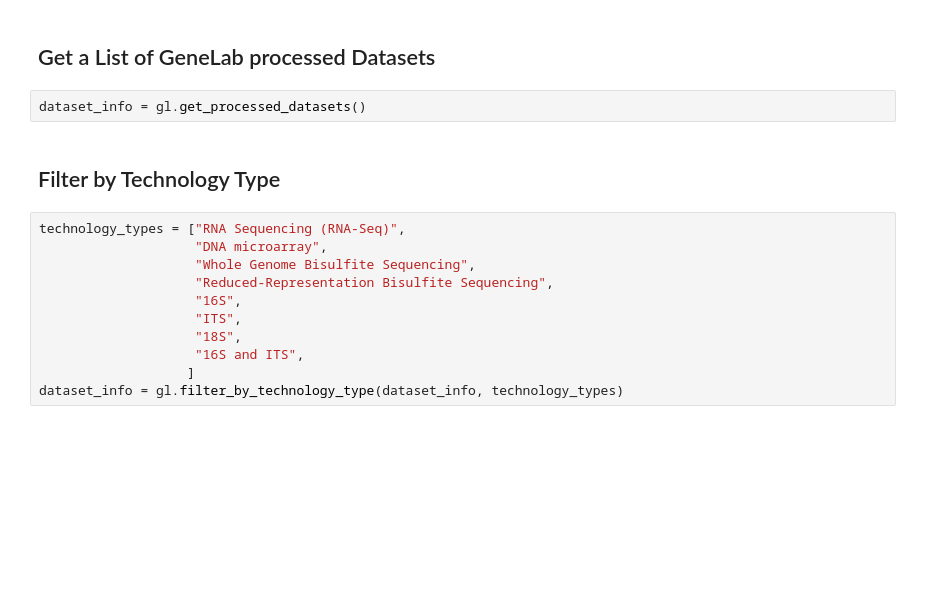
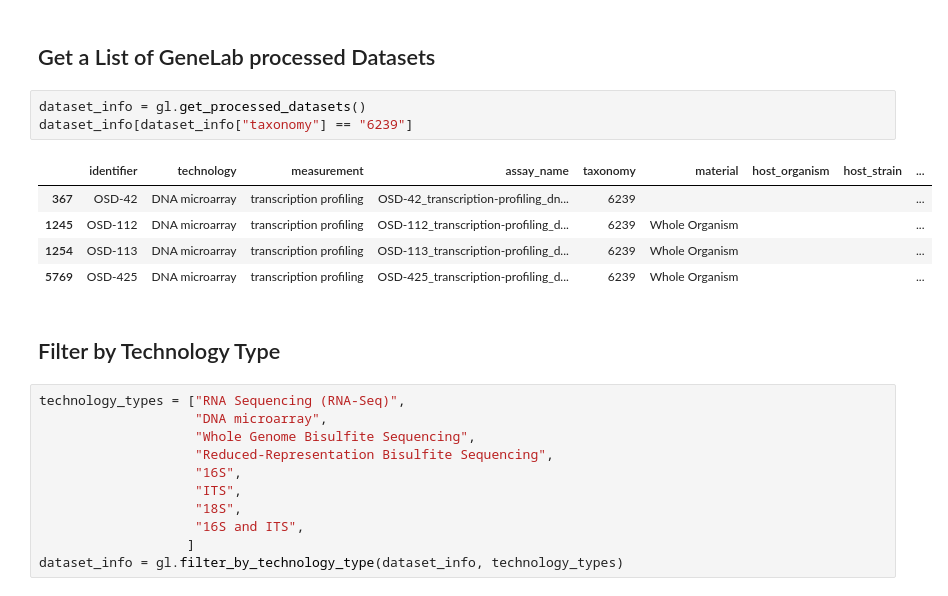
Before and after one commit to asaravia-butler/spoke_genelab, a Jupyter notebook: notebooks/1_download_datasets.ipynb, the cells around one changed output. Cells and saved outputs as stored; diff of their text form; blank space fills up the shorter version.

```diff
--- a/notebooks/1_download_datasets.ipynb
+++ b/notebooks/1_download_datasets.ipynb
@@ -38,6 +28,13 @@ info.head()
 ## Get a List of GeneLab processed Datasets
 # %%
 dataset_info = gl.get_processed_datasets()
+dataset_info[dataset_info["taxonomy"] == "6239"]
+# %% [output]
+|  | identifier | technology | measurement | assay_name | taxonomy | material | host_organism | host_strain | ... |
+| 367 | OSD-42 | DNA microarray | transcription profiling | OSD-42_transcription-profiling_dn... | 6239 |  |  |  | ... |
+| 1245 | OSD-112 | DNA microarray | transcription profiling | OSD-112_transcription-profiling_d... | 6239 | Whole Organism |  |  | ... |
+| 1254 | OSD-113 | DNA microarray | transcription profiling | OSD-113_transcription-profiling_d... | 6239 | Whole Organism |  |  | ... |
+| 5769 | OSD-425 | DNA microarray | transcription profiling | OSD-425_transcription-profiling_d... | 6239 | Whole Organism |  |  | ... |
 # %% [markdown]
 ## Filter by Technology Type
 # %%
```
Also changed, not shown: parts of 9 cells of this notebook, 26 other files.
